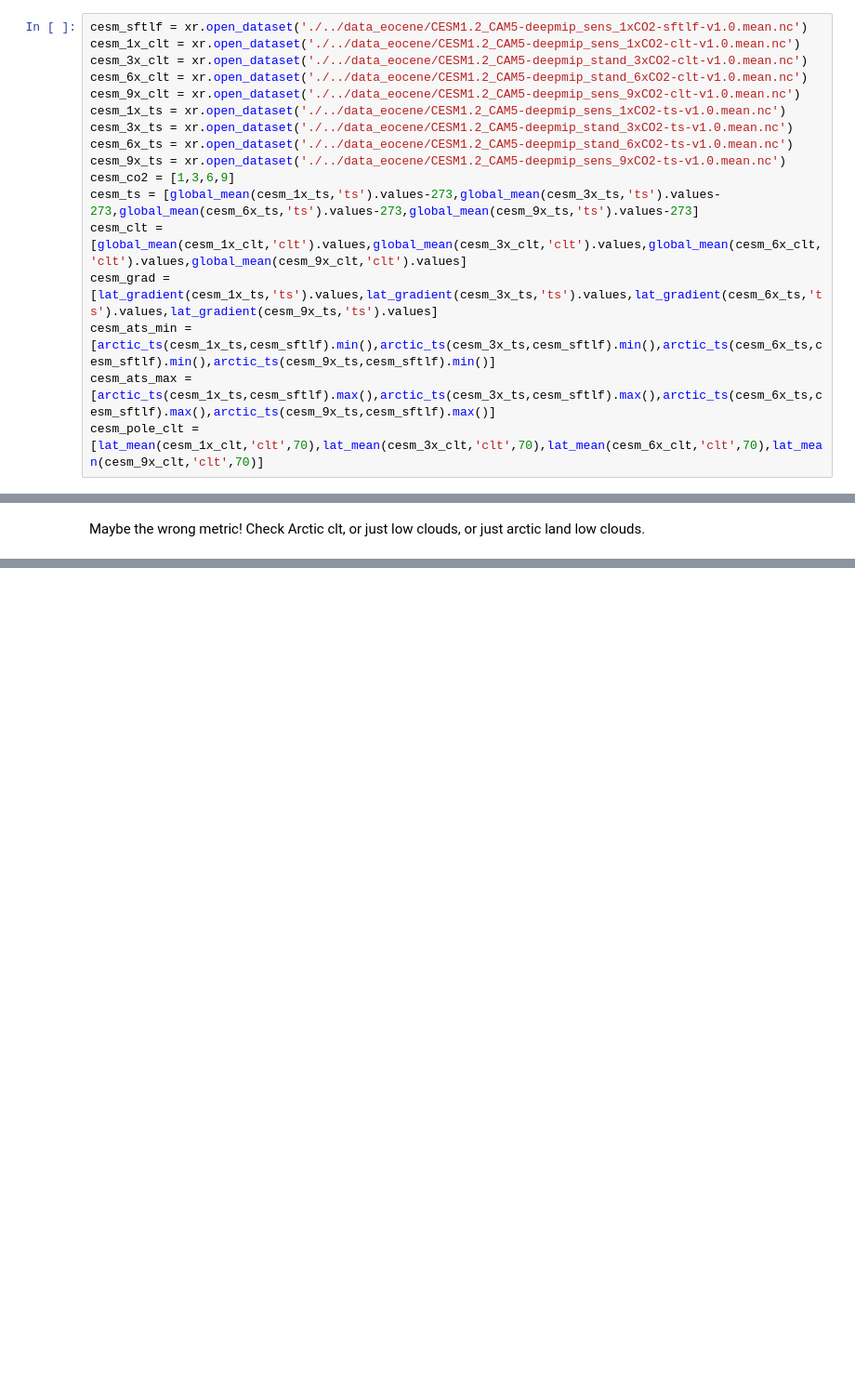
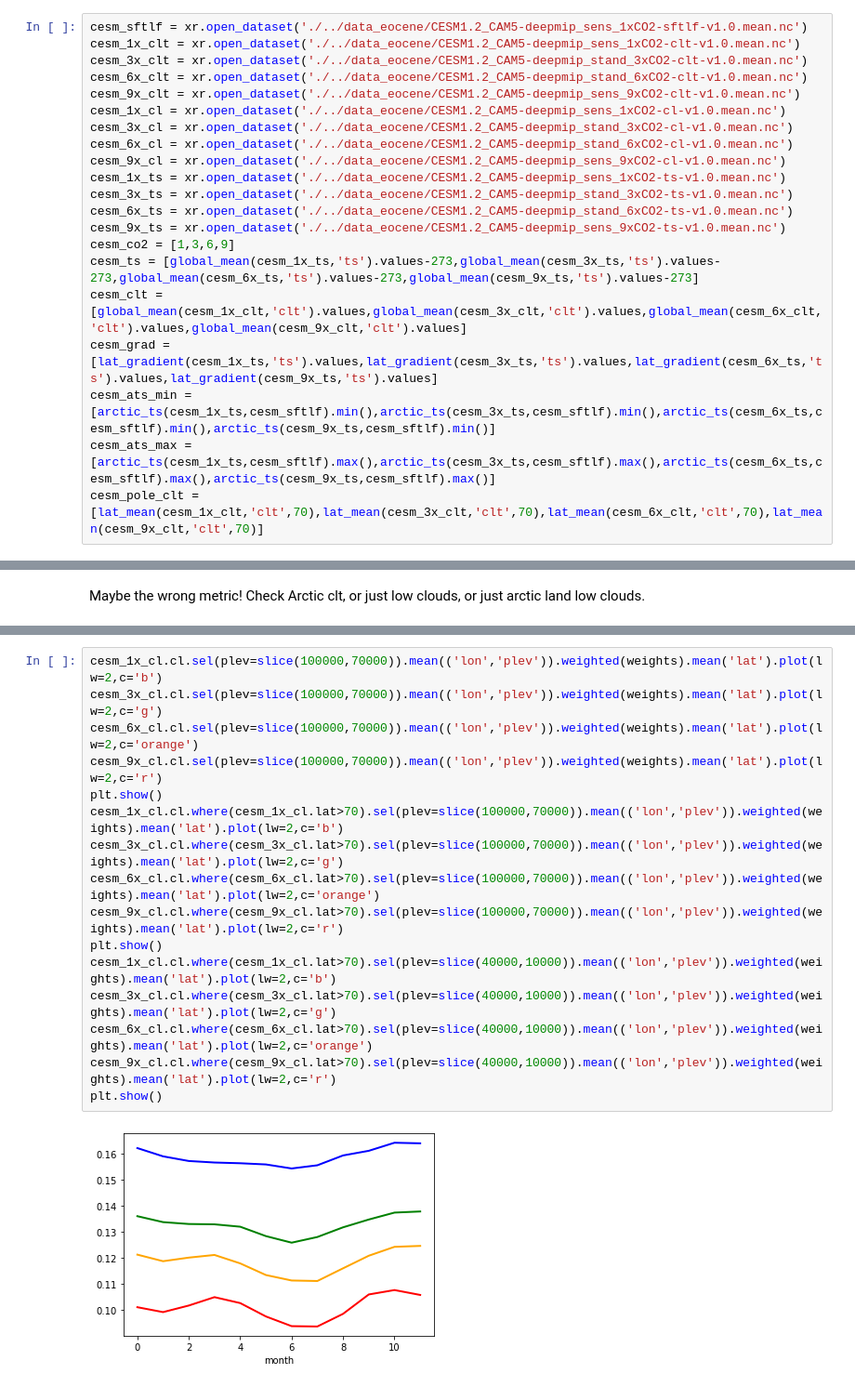
Before and after one commit to matthewjhenry/eocene, a Jupyter notebook: eocene_deepmip.ipynb, the cells around one changed output, grey strips where cells are left out. Shown at 93% size. Drawn from its saved outputs; the diff is of its cells as text; blank space fills up the shorter version.

```diff
--- a/eocene_deepmip.ipynb
+++ b/eocene_deepmip.ipynb
@@ -67,6 +67,10 @@ cesm_1x_clt = xr.open_dataset('./../data_eocene/CESM1.2_CAM5-deepmip_sens_1xCO2-
 cesm_3x_clt = xr.open_dataset('./../data_eocene/CESM1.2_CAM5-deepmip_stand_3xCO2-clt-v1.0.mean.nc')
 cesm_6x_clt = xr.open_dataset('./../data_eocene/CESM1.2_CAM5-deepmip_stand_6xCO2-clt-v1.0.mean.nc')
 cesm_9x_clt = xr.open_dataset('./../data_eocene/CESM1.2_CAM5-deepmip_sens_9xCO2-clt-v1.0.mean.nc')
+cesm_1x_cl = xr.open_dataset('./../data_eocene/CESM1.2_CAM5-deepmip_sens_1xCO2-cl-v1.0.mean.nc')
+cesm_3x_cl = xr.open_dataset('./../data_eocene/CESM1.2_CAM5-deepmip_stand_3xCO2-cl-v1.0.mean.nc')
+cesm_6x_cl = xr.open_dataset('./../data_eocene/CESM1.2_CAM5-deepmip_stand_6xCO2-cl-v1.0.mean.nc')
+cesm_9x_cl = xr.open_dataset('./../data_eocene/CESM1.2_CAM5-deepmip_sens_9xCO2-cl-v1.0.mean.nc')
 cesm_1x_ts = xr.open_dataset('./../data_eocene/CESM1.2_CAM5-deepmip_sens_1xCO2-ts-v1.0.mean.nc')
 cesm_3x_ts = xr.open_dataset('./../data_eocene/CESM1.2_CAM5-deepmip_stand_3xCO2-ts-v1.0.mean.nc')
 cesm_6x_ts = xr.open_dataset('./../data_eocene/CESM1.2_CAM5-deepmip_stand_6xCO2-ts-v1.0.mean.nc')
@@ -320,0 +472,18 @@ Maybe the wrong metric! Check Arctic clt, or just low clouds, or just arctic lan
+# %%
+cesm_1x_cl.cl.sel(plev=slice(100000,70000)).mean(('lon','plev')).weighted(weights).mean('lat').plot(lw=2,c='b')
+cesm_3x_cl.cl.sel(plev=slice(100000,70000)).mean(('lon','plev')).weighted(weights).mean('lat').plot(lw=2,c='g')
+cesm_6x_cl.cl.sel(plev=slice(100000,70000)).mean(('lon','plev')).weighted(weights).mean('lat').plot(lw=2,c='orange')
+cesm_9x_cl.cl.sel(plev=slice(100000,70000)).mean(('lon','plev')).weighted(weights).mean('lat').plot(lw=2,c='r')
+plt.show()
+cesm_1x_cl.cl.where(cesm_1x_cl.lat>70).sel(plev=slice(100000,70000)).mean(('lon','plev')).weighted(weights).mean('lat').plot(lw=2,c='b')
+cesm_3x_cl.cl.where(cesm_3x_cl.lat>70).sel(plev=slice(100000,70000)).mean(('lon','plev')).weighted(weights).mean('lat').plot(lw=2,c='g')
+cesm_6x_cl.cl.where(cesm_6x_cl.lat>70).sel(plev=slice(100000,70000)).mean(('lon','plev')).weighted(weights).mean('lat').plot(lw=2,c='orange')
+cesm_9x_cl.cl.where(cesm_9x_cl.lat>70).sel(plev=slice(100000,70000)).mean(('lon','plev')).weighted(weights).mean('lat').plot(lw=2,c='r')
+plt.show()
+cesm_1x_cl.cl.where(cesm_1x_cl.lat>70).sel(plev=slice(40000,10000)).mean(('lon','plev')).weighted(weights).mean('lat').plot(lw=2,c='b')
+cesm_3x_cl.cl.where(cesm_3x_cl.lat>70).sel(plev=slice(40000,10000)).mean(('lon','plev')).weighted(weights).mean('lat').plot(lw=2,c='g')
+cesm_6x_cl.cl.where(cesm_6x_cl.lat>70).sel(plev=slice(40000,10000)).mean(('lon','plev')).weighted(weights).mean('lat').plot(lw=2,c='orange')
+cesm_9x_cl.cl.where(cesm_9x_cl.lat>70).sel(plev=slice(40000,10000)).mean(('lon','plev')).weighted(weights).mean('lat').plot(lw=2,c='r')
+plt.show()
+# %% [output]
+[figure, added]
```
Also changed, not shown: parts of 13 cells of this notebook.
